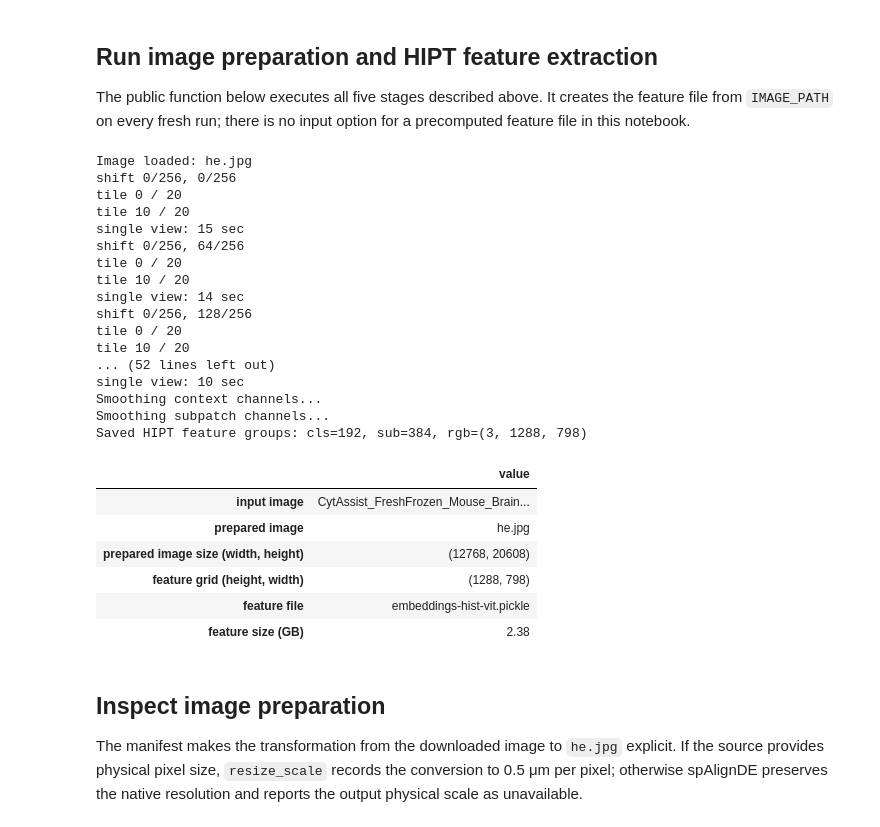
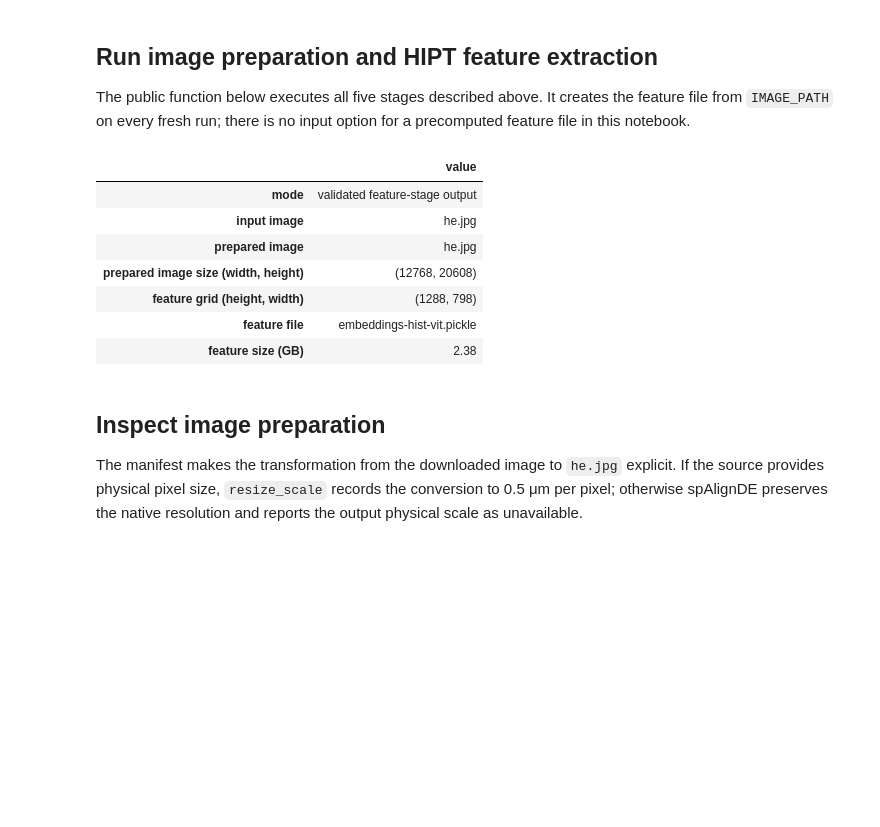
Before and after one commit to dsong-lab/spAlignDE, a Jupyter notebook: docs/source/source_notebooks/cross_modality/st_he_feature_extraction_nb.ipynb, the cells around one changed output. Cells and saved outputs as stored; diff of their text form; code cells hidden in the pictures; blank space fills up the shorter version.

```diff
--- a/docs/source/source_notebooks/cross_modality/st_he_feature_extraction_nb.ipynb
+++ b/docs/source/source_notebooks/cross_modality/st_he_feature_extraction_nb.ipynb
@@ -201,51 +202,49 @@ The public function below executes all five stages described above. It creates
 the feature file from `IMAGE_PATH` on every fresh run; there is no input option
 for a precomputed feature file in this notebook.
 # %%
-feature_config = spAlignDE.HistologyFeatureConfig(
-    target_microns_per_pixel=0.5,
-    shifted_tiles=True,
-    device=None,  # automatically select CUDA when available
-)
+completed_feature_dir = os.environ.get("SPALIGNDE_DOCUMENTATION_FEATURE_DIR")
+if completed_feature_dir:
+    import json
 
-features = spAlignDE.extract_histology_features(
-    IMAGE_PATH,
-    FEATURE_DIR,
-    config=feature_config,
-)
+    completed_feature_dir = Path(completed_feature_dir).expanduser()
+    features = spAlignDE.load_histology_features(
+        completed_feature_dir / "he.jpg",
+        completed_feature_dir / "embeddings-hist-vit.pickle",
+    )
+    manifest_path = completed_feature_dir / "histology_feature_manifest.json"
+    features.manifest.update(json.loads(manifest_path.read_text()))
+    execution_mode = "validated feature-stage output"
+else:
+    feature_config = spAlignDE.HistologyFeatureConfig(
+        target_microns_per_pixel=0.5,
+        shifted_tiles=True,
+        device=None,  # automatically select CUDA when available
+    )
+    features = spAlignDE.extract_histology_features(
+        IMAGE_PATH,
+        FEATURE_DIR,
+        config=feature_config,
+    )
+    execution_mode = "fresh package extraction"
 
 display(
     pd.Series(
         {
+            "mode": execution_mode,
             "input image": features.source_image_path.name,
             "prepared image": features.prepared_image_path.name,
             "prepared image size (width, height)": features.image_size_wh,
             "feature grid (height, width)": features.feature_grid_shape_hw,
             "feature file": features.feature_path.name,
             "feature size (GB)": round(features.feature_path.stat().st_size / 1e9, 3),
         },
         name="value",
     ).to_frame()
 )
 # %% [output]
-Image loaded: he.jpg
-shift 0/256, 0/256
-tile 0 / 20
-tile 10 / 20
-single view: 15 sec
-shift 0/256, 64/256
-tile 0 / 20
-tile 10 / 20
-single view: 14 sec
-shift 0/256, 128/256
-tile 0 / 20
-tile 10 / 20
-... (52 lines left out)
-single view: 10 sec
-Smoothing context channels...
-Smoothing subpatch channels...
-Saved HIPT feature groups: cls=192, sub=384, rgb=(3, 1288, 798)
 |  | value |
-| input image | CytAssist_FreshFrozen_Mouse_Brain... |
+| mode | validated feature-stage output |
+| input image | he.jpg |
 | prepared image | he.jpg |
 | prepared image size (width, height) | (12768, 20608) |
 | feature grid (height, width) | (1288, 798) |
```
Also changed, not shown: parts of 3 cells of this notebook, 13 other files.
